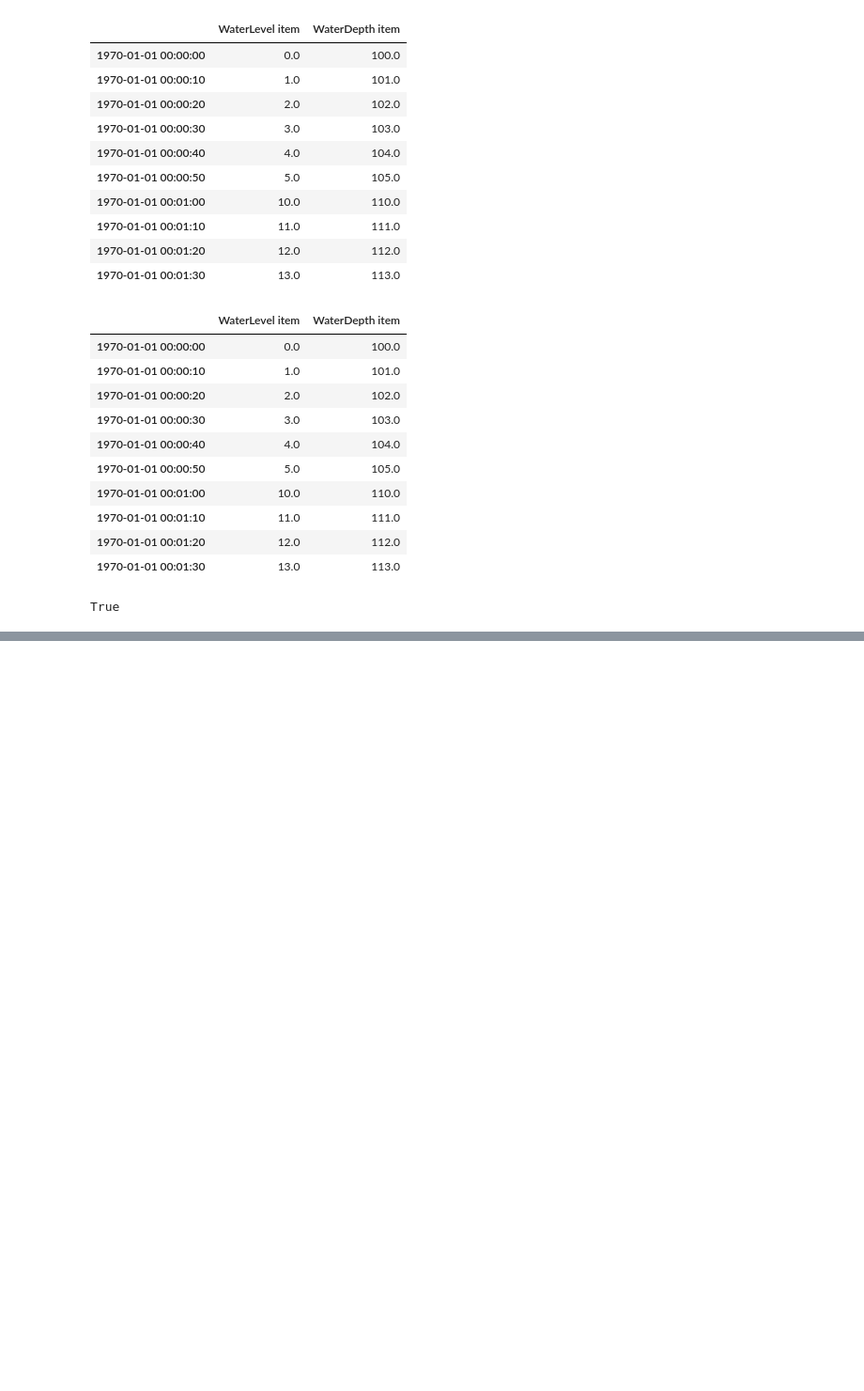
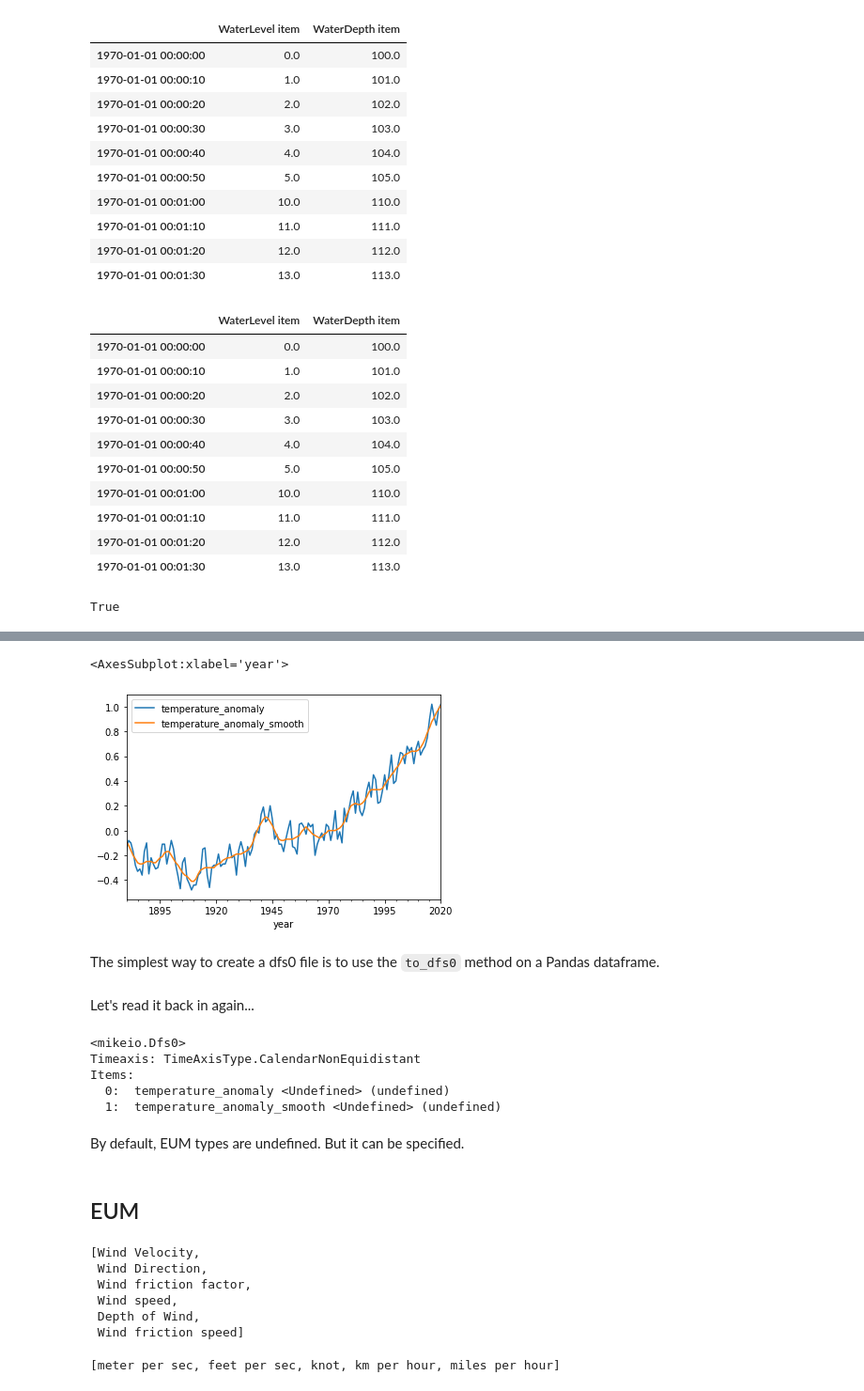
Before and after one commit to DHI/getting-started-with-mikeio, a Jupyter notebook: mini_book/dfs0.ipynb, the cells around one changed output, grey strips where cells are left out. Shown: that part at 94% size. Drawn from its saved outputs; the diff is of its cells as text; code cells hidden in the pictures; blank space fills up the shorter version.

```diff
--- a/mini_book/dfs0.ipynb
+++ b/mini_book/dfs0.ipynb
@@ -63,0 +73,8 @@ True
+# %%
+df = pd.read_csv("https://data.giss.nasa.gov/gistemp/graphs/graph_data/Global_Mean_Estimates_based_on_Land_and_Ocean_Data/graph.txt",
+                delim_whitespace=True,
+                skiprows=5,
+                names=["year", "temperature_anomaly", "temperature_anomaly_smooth"],
+                index_col=0,
+                parse_dates=True)
+df.head()
@@ -63,0 +99,7 @@ True
+# %%
+df.plot()
+# %% [output]
+<AxesSubplot:xlabel='year'>
+[figure, added]
+# %% [markdown]
+The simplest way to create a dfs0 file is to use the `to_dfs0` method on a Pandas dataframe.
@@ -63,0 +108,13 @@ True
+# %% [markdown]
+Let's read it back in again...
+# %%
+saved_dfs0 = Dfs0("output/global_temperature.dfs0")
+saved_dfs0
+# %% [output]
+<mikeio.Dfs0>
+Timeaxis: TimeAxisType.CalendarNonEquidistant
+Items:
+  0:  temperature_anomaly <Undefined> (undefined)
+  1:  temperature_anomaly_smooth <Undefined> (undefined)
+# %% [markdown]
+By default, EUM types are undefined. But it can be specified.
@@ -63,0 +125,17 @@ True
+# %% [markdown]
+## EUM
+# %%
+from mikeio.eum import ItemInfo, EUMType, EUMUnit
+
+EUMType.search("wind")
+# %% [output]
+[Wind Velocity,
+ Wind Direction,
+ Wind friction factor,
+ Wind speed,
+ Depth of Wind,
+ Wind friction speed]
+# %%
+EUMType.Wind_speed.units
+# %% [output]
+[meter per sec, feet per sec, knot, km per hour, miles per hour]
```
Also changed, not shown: parts of 20 cells of this notebook, 1 other file.
